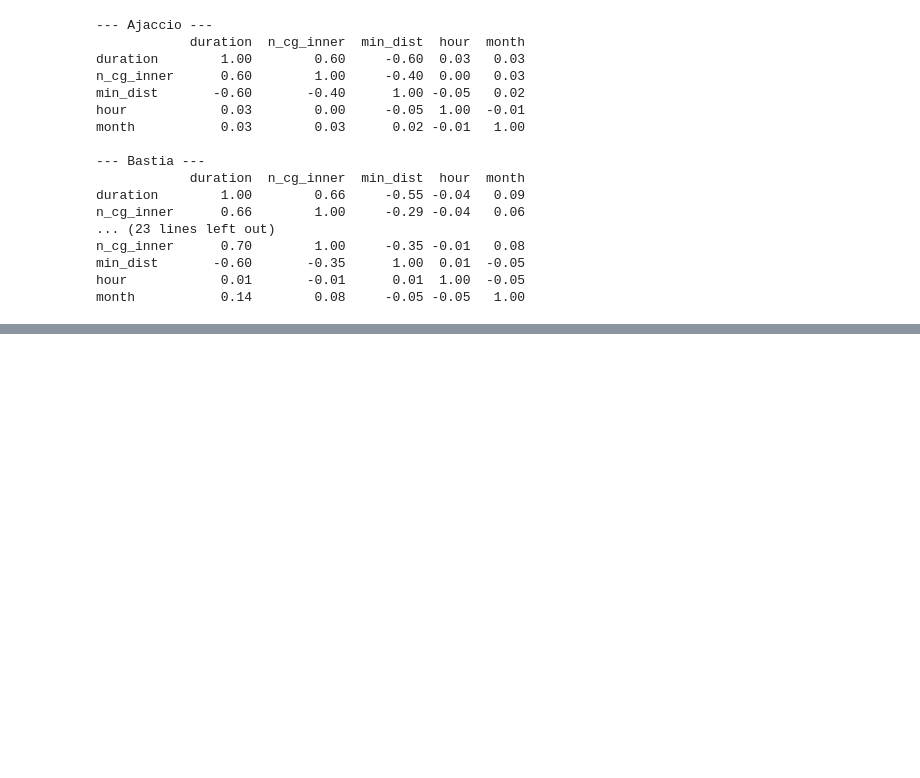
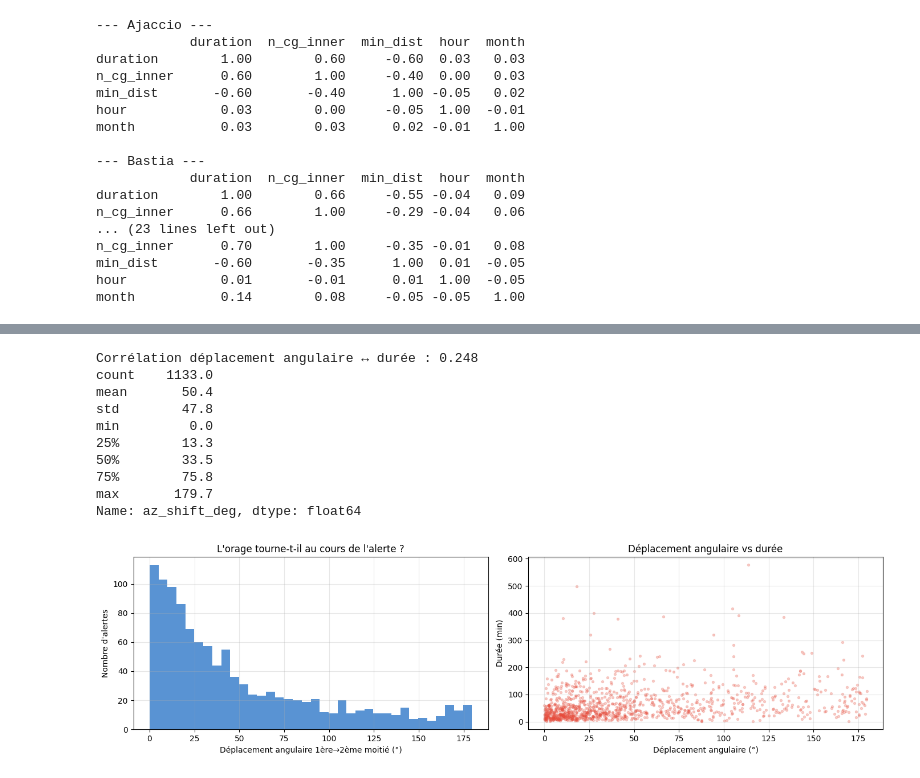
Before and after one commit to N-Mehdi/Dataverse, a Jupyter notebook: data/exploration.ipynb, the cells around one changed output, grey strips where cells are left out. Cells and saved outputs as stored; diff of their text form; code cells hidden in the pictures; blank space fills up the shorter version.

```diff
--- a/data/exploration.ipynb
+++ b/data/exploration.ipynb
@@ -857,0 +998,71 @@ month           0.14        0.08     -0.05 -0.05   1.00
+# %%
+# %%
+# Chunk 4 — L'orage se déplace-t-il au cours de l'alerte ?
+# Compare l'azimuth moyen 1ère moitié vs 2ème moitié des CG inner
+
+def mean_circular_angle(azimuths_deg):
+    rad = np.radians(azimuths_deg)
+    return np.degrees(np.arctan2(np.mean(np.sin(rad)), np.mean(np.cos(rad)))) % 360
+
+def angular_diff(a1, a2):
+    return abs((a2 - a1 + 180) % 360 - 180)
+
+cg_inner_raw = df_raw[
+    (df_raw["type"] == "CG") &
+    (df_raw["zone"] == "inner") &
+    (df_raw["airport_alert_id"].notna())
+].copy()
+
+def directional_shift(group):
+    group = group.sort_values("date")
+    n = len(group)
+    if n < 4:
+        return np.nan
+    mid = n // 2
+    az1 = mean_circular_angle(group.iloc[:mid]["azimuth"].values)
+    az2 = mean_circular_angle(group.iloc[mid:]["azimuth"].values)
+    return angular_diff(az1, az2)
+
+shift = (
+    cg_inner_raw.groupby(["airport", "airport_alert_id"])
+    .apply(directional_shift, include_groups=False)
+    .reset_index(name="az_shift_deg")
+)
+
+shift = shift.merge(
+    df_alerts[["airport", "airport_alert_id", "duration"]],
+    on=["airport", "airport_alert_id"], how="left"
+)
+
+corr_shift = shift["az_shift_deg"].corr(shift["duration"])
+print(f"Corrélation déplacement angulaire ↔ durée : {corr_shift:.3f}")
+print(shift["az_shift_deg"].describe().round(1))
+
+fig, axes = plt.subplots(1, 2, figsize=(14, 4))
+axes[0].hist(shift["az_shift_deg"].dropna(), bins=36, alpha=0.8, color="#3078c8")
+axes[0].set_xlabel("Déplacement angulaire 1ère→2ème moitié (°)")
+axes[0].set_ylabel("Nombre d'alertes")
+axes[0].set_title("L'orage tourne-t-il au cours de l'alerte ?")
+axes[0].grid(alpha=0.3)
+
+axes[1].scatter(shift["az_shift_deg"], shift["duration"],
+                alpha=0.25, s=8, color="#e74c3c")
+axes[1].set_xlabel("Déplacement angulaire (°)")
+axes[1].set_ylabel("Durée (min)")
+axes[1].set_title("Déplacement angulaire vs durée")
+axes[1].grid(alpha=0.3)
+
+plt.tight_layout()
+plt.show()
+# %% [output]
+Corrélation déplacement angulaire ↔ durée : 0.248
+count    1133.0
+mean       50.4
+std        47.8
+min         0.0
+25%        13.3
+50%        33.5
+75%        75.8
+max       179.7
+Name: az_shift_deg, dtype: float64
+[figure, added]
```
Also changed, not shown: parts of 16 cells of this notebook, 5 other files.
